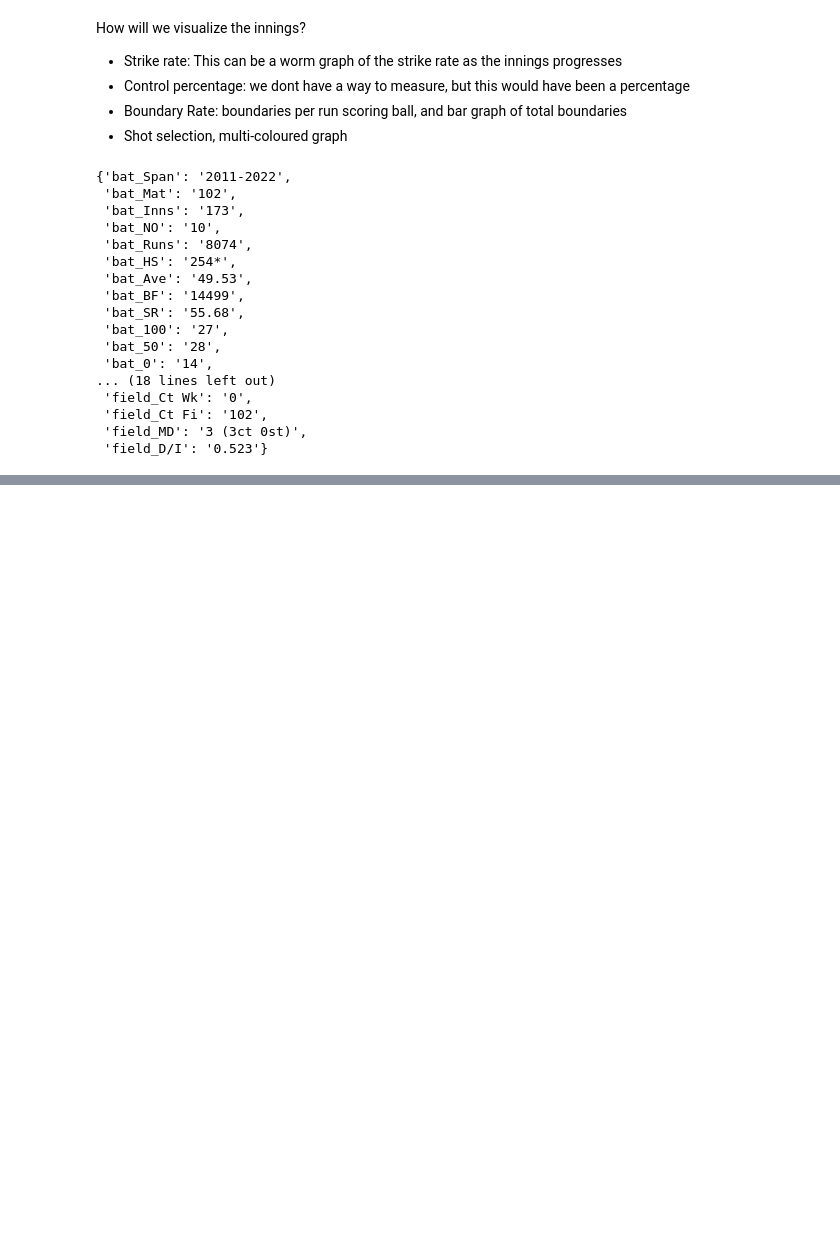
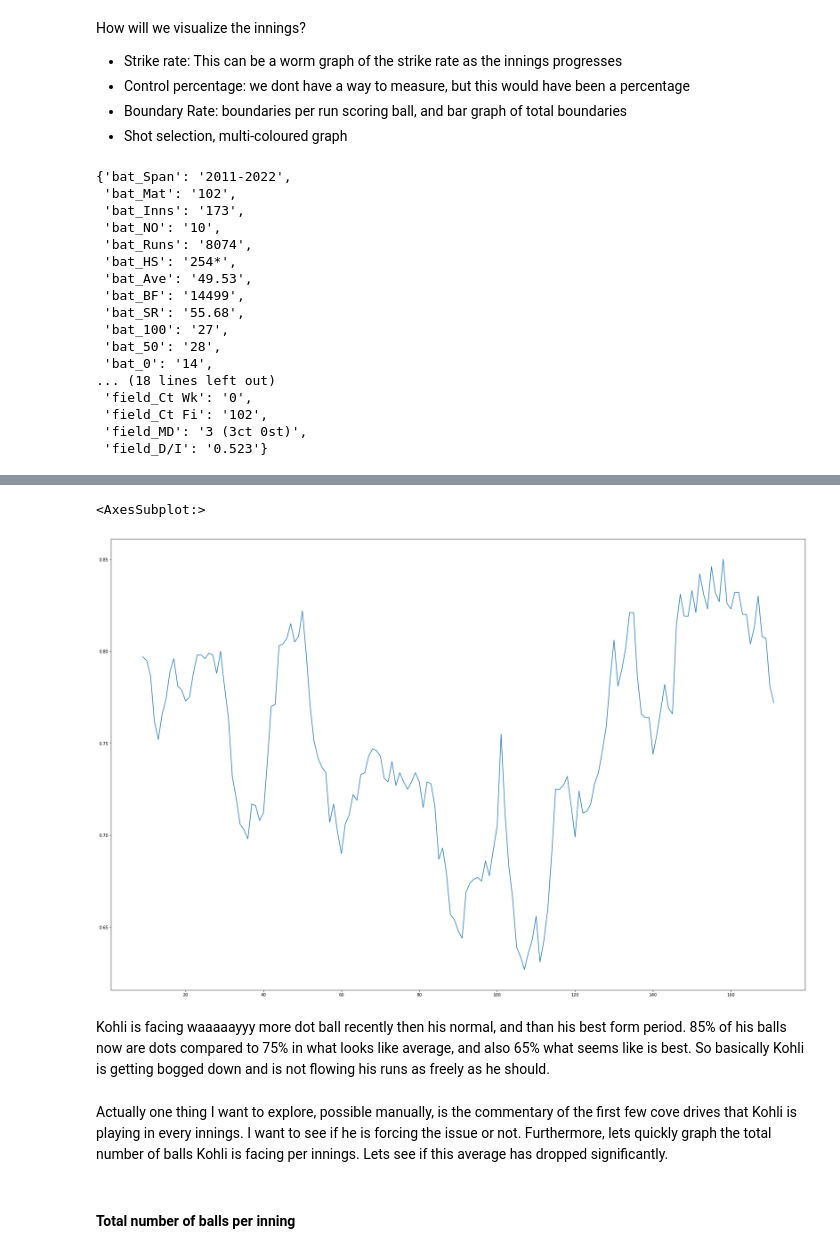
Before and after one commit to abhiramjoshi/cricket_analytics, a Jupyter notebook: codebase/Kohli/comparing_shots.ipynb, the cells around one changed output, grey strips where cells are left out. Cells and saved outputs as stored; diff of their text form; code cells hidden in the pictures; blank space fills up the shorter version.

```diff
--- a/codebase/Kohli/comparing_shots.ipynb
+++ b/codebase/Kohli/comparing_shots.ipynb
@@ -973,0 +1023,12 @@ wsf.get_player_career_stats(KOHLI_ID)
+# %%
+fig, ax1 = plt.subplots(figsize=(30,20))
+sns.lineplot(x=list(range(len(moving_balls_dots_smooth))), y=moving_balls_dots_smooth)
+# %% [output]
+<AxesSubplot:>
+[figure, added]
+# %% [markdown]
+Kohli is facing waaaaayyy more dot ball recently then his normal, and than his best form period. 85% of his balls now are dots compared to 75% in what looks like average, and also 65% what seems like is best. So basically Kohli is getting bogged down and is not flowing his runs as freely as he should.
+# %% [markdown]
+Actually one thing I want to explore, possible manually, is the commentary of the first few cove drives that Kohli is playing in every innings. I want to see if he is forcing the issue or not. Furthermore, lets quickly graph the total number of balls Kohli is facing per innings. Lets see if this average has dropped significantly.
+# %% [markdown]
+#### Total number of balls per inning
```
Also changed, not shown: parts of 23 cells of this notebook, 3 other files.
